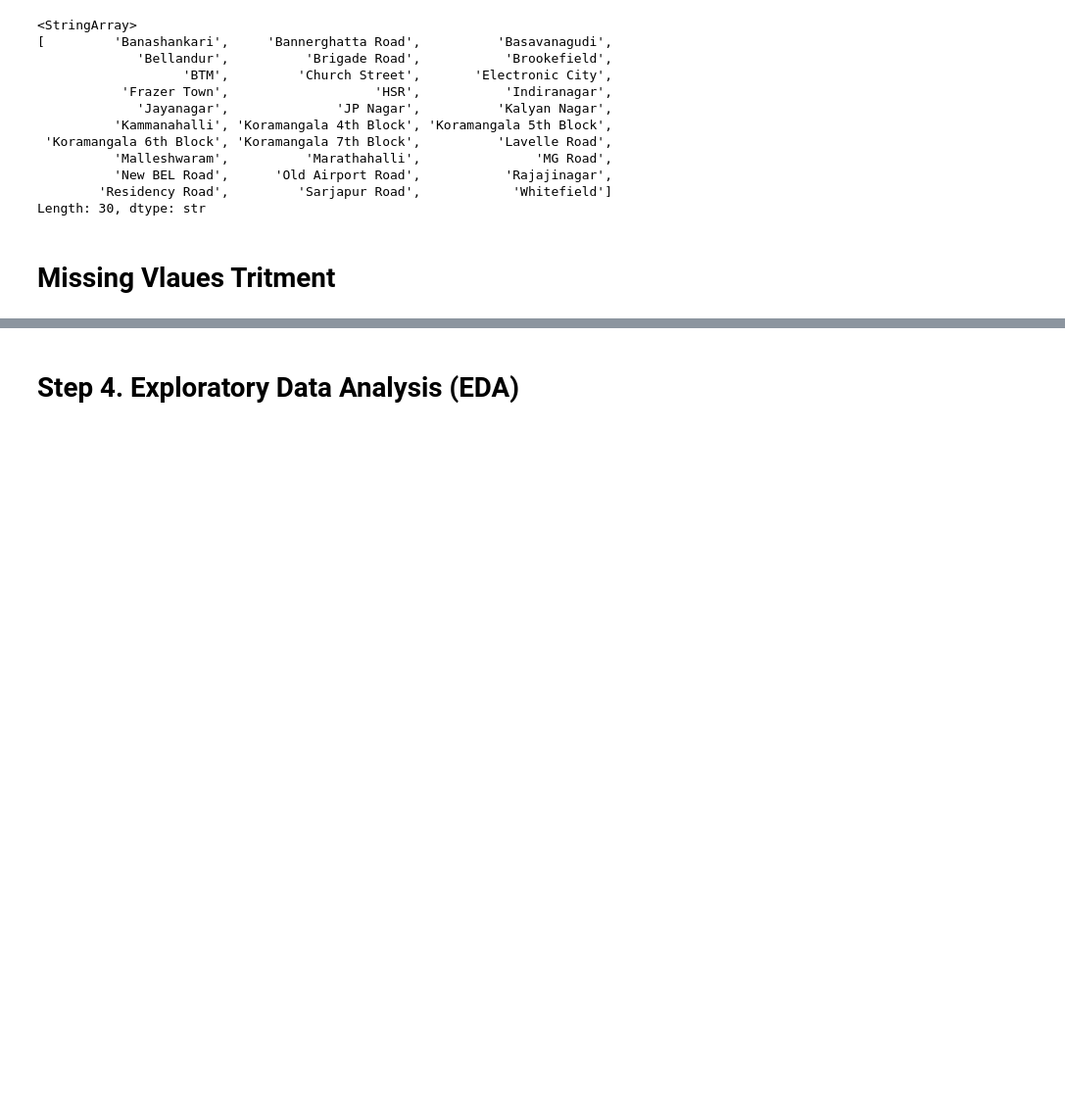
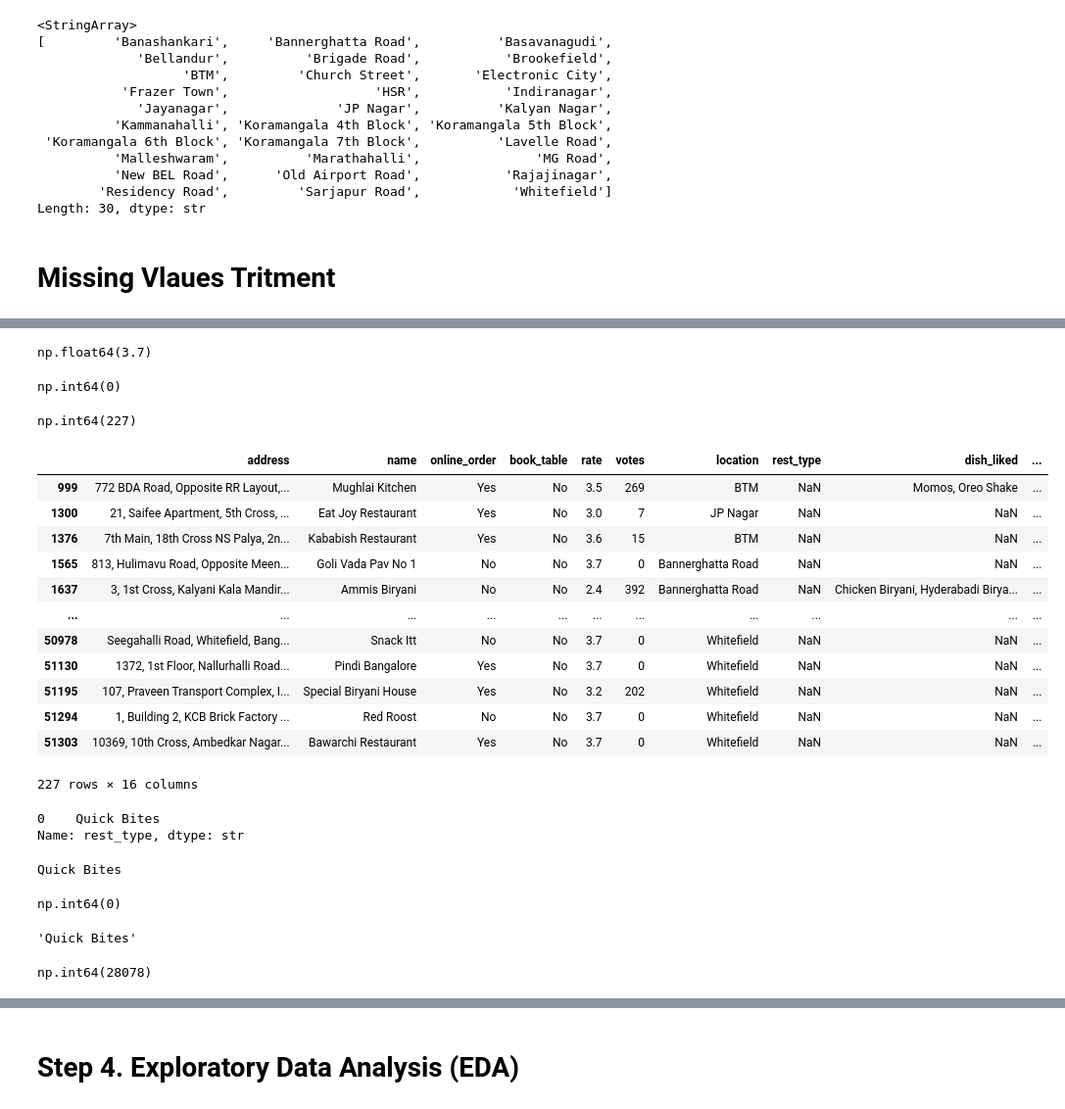
Before and after one commit to OmrajeAmbure/Datascience_And_GenAi_or_AgenticAi_work, a Jupyter notebook: Projects/DataAnalysis/Zomato Data Analysis/Notebook/ZomataDataAnylasis.ipynb, the cells around one changed output, grey strips where cells are left out. Shown at 98% size. Saved outputs shown, nothing was run; the diff lists cells and outputs as text; code cells hidden in the pictures; blank space fills up the shorter version.

```diff
--- a/Projects/DataAnalysis/Zomato Data Analysis/Notebook/ZomataDataAnylasis.ipynb
+++ b/Projects/DataAnalysis/Zomato Data Analysis/Notebook/ZomataDataAnylasis.ipynb
@@ -1698,0 +1751,4 @@ Length: 30, dtype: str
+# %%
+df.rate.median()
+# %% [output]
+np.float64(3.7)
@@ -1698,0 +1757,47 @@ Length: 30, dtype: str
+# %%
+df['rate'].isna().sum()
+# %% [output]
+np.int64(0)
+# %%
+df['rest_type'].isna().sum()
+# %% [output]
+np.int64(227)
+# %%
+df[df['rest_type'].isna()]
+# %% [output]
+|  | address | name | online_order | book_table | rate | votes | location | rest_type | dish_liked | ... |
+| 999 | 772 BDA Road, Opposite RR Layout,... | Mughlai Kitchen | Yes | No | 3.5 | 269 | BTM | NaN | Momos, Oreo Shake | ... |
+| 1300 | 21, Saifee Apartment, 5th Cross, ... | Eat Joy Restaurant | Yes | No | 3.0 | 7 | JP Nagar | NaN | NaN | ... |
+| 1376 | 7th Main, 18th Cross NS Palya, 2n... | Kababish Restaurant | Yes | No | 3.6 | 15 | BTM | NaN | NaN | ... |
+| 1565 | 813, Hulimavu Road, Opposite Meen... | Goli Vada Pav No 1 | No | No | 3.7 | 0 | Bannerghatta Road | NaN | NaN | ... |
+| 1637 | 3, 1st Cross, Kalyani Kala Mandir... | Ammis Biryani | No | No | 2.4 | 392 | Bannerghatta Road | NaN | Chicken Biryani, Hyderabadi Birya... | ... |
+| ... | ... | ... | ... | ... | ... | ... | ... | ... | ... | ... |
+| 50978 | Seegahalli Road, Whitefield, Bang... | Snack Itt | No | No | 3.7 | 0 | Whitefield | NaN | NaN | ... |
+| 51130 | 1372, 1st Floor, Nallurhalli Road... | Pindi Bangalore | Yes | No | 3.7 | 0 | Whitefield | NaN | NaN | ... |
+| 51195 | 107, Praveen Transport Complex, I... | Special Biryani House | Yes | No | 3.2 | 202 | Whitefield | NaN | NaN | ... |
+| 51294 | 1, Building 2, KCB Brick Factory ... | Red Roost | No | No | 3.7 | 0 | Whitefield | NaN | NaN | ... |
+| 51303 | 10369, 10th Cross, Ambedkar Nagar... | Bawarchi Restaurant | Yes | No | 3.7 | 0 | Whitefield | NaN | NaN | ... |
+227 rows × 16 columns
+# %%
+df['rest_type'].mode()
+# %% [output]
+0    Quick Bites
+Name: rest_type, dtype: str
+# %%
+mode_value = df['rest_type'].mode()
+print(mode_value[0])
+df['rest_type'] = df['rest_type'].fillna(mode_value[0])
+# %% [output]
+Quick Bites
+# %%
+df['rest_type'].isna().sum()
+# %% [output]
+np.int64(0)
+# %%
+df['rest_type'].iloc[999]
+# %% [output]
+'Quick Bites'
+# %%
+df['dish_liked'].isna().sum()
+# %% [output]
+np.int64(28078)
```
Also changed, not shown: parts of 35 cells of this notebook, 2 other files.
